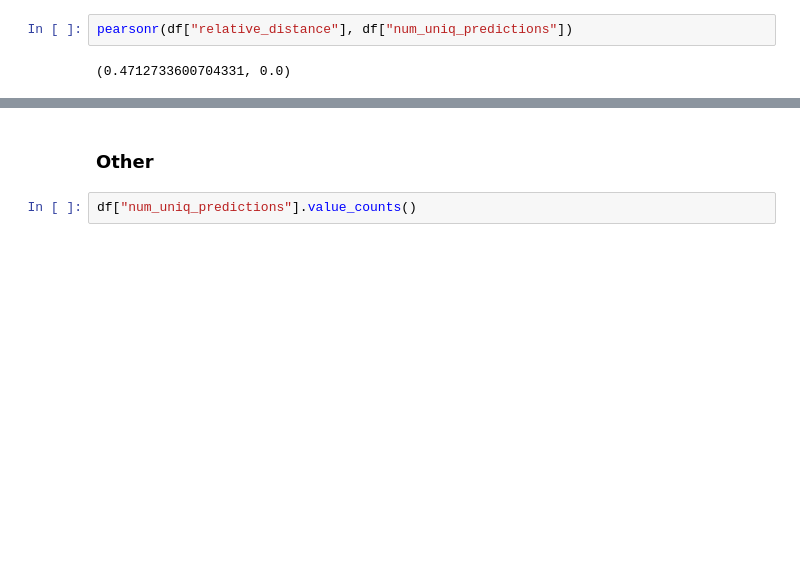
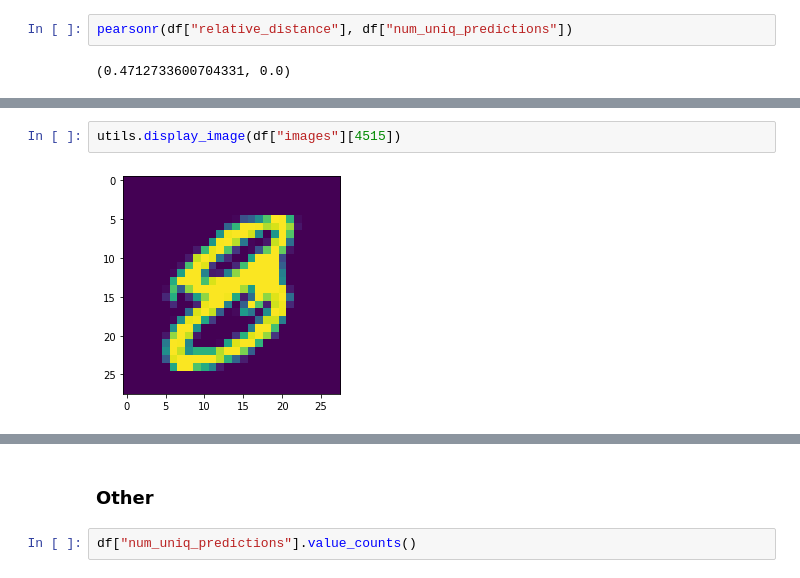
Before and after one commit to danieldelijani/Adversarial_Attacks, a Jupyter notebook: Mnist/comparing_models.ipynb, the cells around one changed output, grey strips where cells are left out. Cells and saved outputs as stored; diff of their text form; blank space fills up the shorter version.

```diff
--- a/Mnist/comparing_models.ipynb
+++ b/Mnist/comparing_models.ipynb
@@ -607,0 +692,4 @@ pearsonr(df["relative_distance"], df["num_uniq_predictions"])
+# %%
+utils.display_image(df["images"][4515])
+# %% [output]
+[figure, added]
```
Also changed, not shown: parts of 24 cells of this notebook, 48 other files.
